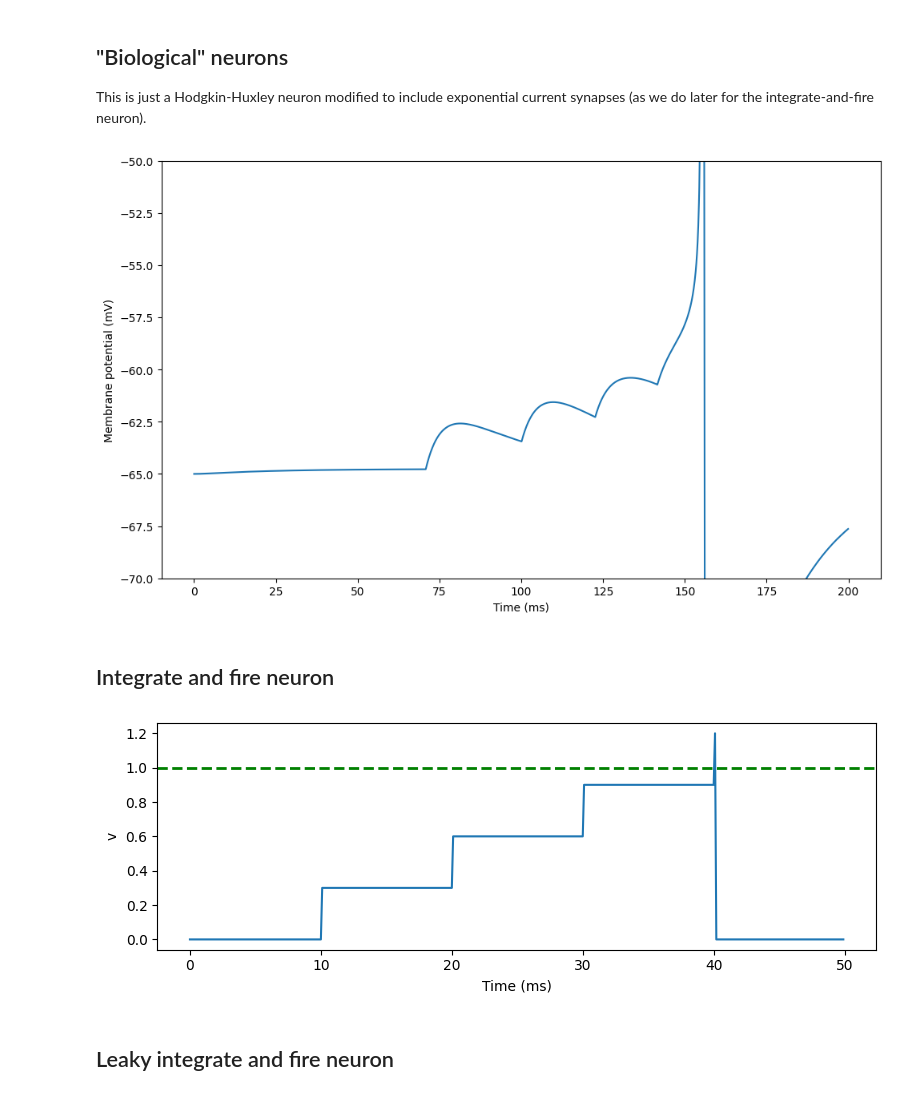
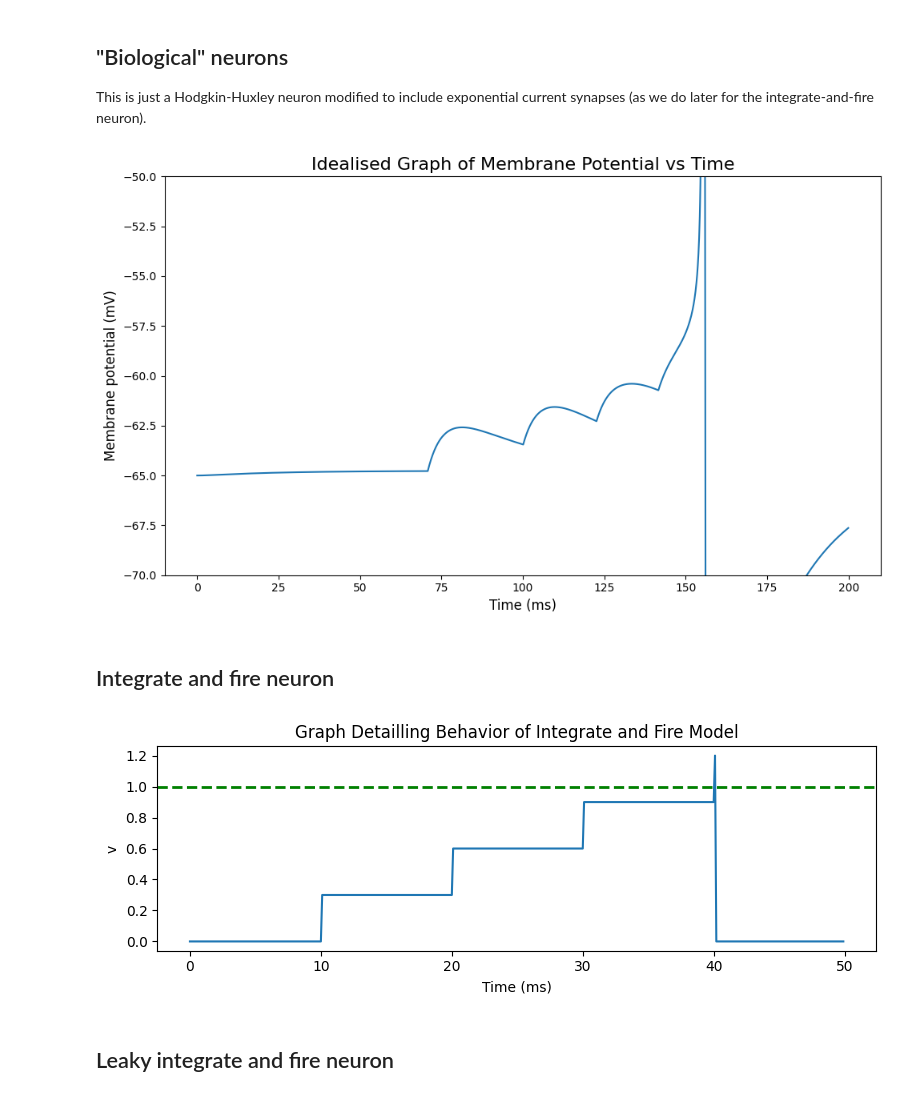
Before and after one commit to neuro4ml/neuro4ml.github.io, a Jupyter notebook: Week_1/5. w1-models.ipynb, the cells around one changed output. Drawn from its saved outputs; the diff is of its cells as text; code cells hidden in the pictures.

```diff
--- a/Week_1/5. w1-models.ipynb
+++ b/Week_1/5. w1-models.ipynb
@@ -92,40 +92,42 @@ run(duration)
 
 figure(figsize=(10,6))
 plot(monitor.t/ms, monitor.v[0]/mV)
+title('Idealised Graph of Membrane Potential vs Time', fontsize=16)
 ylim(-70, -50)
-ylabel('Membrane potential (mV)')
-xlabel('Time (ms)')
+ylabel('Membrane potential (mV)', fontsize=12)
+xlabel('Time (ms)', fontsize=12)
 tight_layout()
 # %% [output]
-[figure, old version]
+[figure, new version]
 # %% [markdown]
 ## Integrate and fire neuron
 # %%
 #| label: integrate-and-fire-fig-label
 
 start_scope()
 
 duration = 50*ms
 
 eqs = '''
 dv/dt = 0/second : 1
 '''
 G_out = NeuronGroup(1, eqs, threshold='v>1', reset='v=0', method='euler')
 nspikes_in = 100
 timesep_in = 10*ms
 G_in = SpikeGeneratorGroup(1, [0]*nspikes_in, (1+arange(nspikes_in))*timesep_in)
 S = Synapses(G_in, G_out, on_pre='v += 0.3')
 S.connect(p=1)
 M = StateMonitor(G_out, 'v', record=True)
 run(duration)
 figure(figsize=(8, 3))
 plot(M.t/ms, M.v[0])
+title("Graph Detailling Behavior of Integrate and Fire Model")
 xlabel('Time (ms)')
 ylabel('v')
 axhline(1, ls='--', c='g', lw=2)
 tight_layout()
 # %% [output]
-[figure, old version]
+[figure, new version]
 # %% [markdown]
 ## Leaky integrate and fire neuron
 # %%
```
Also changed, not shown: parts of 5 cells of this notebook, 11 other files.
